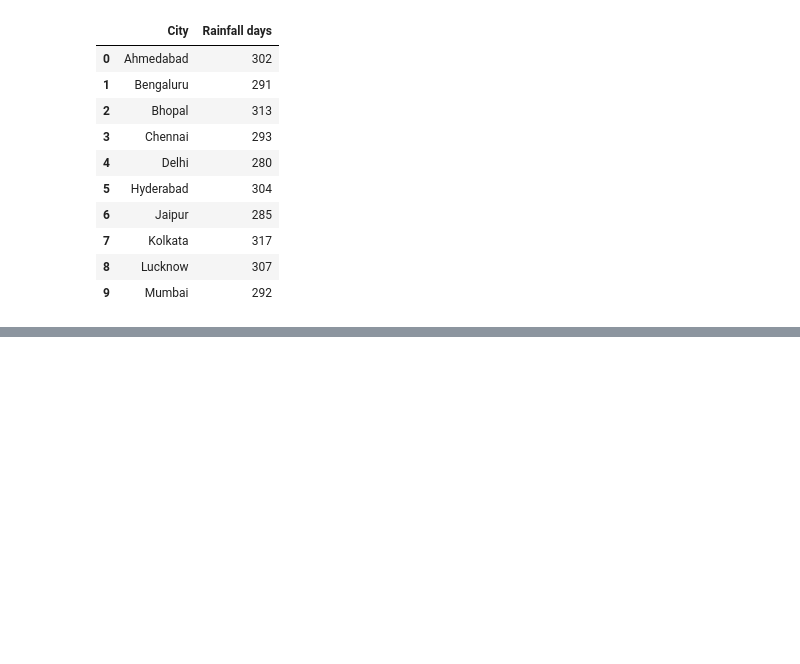
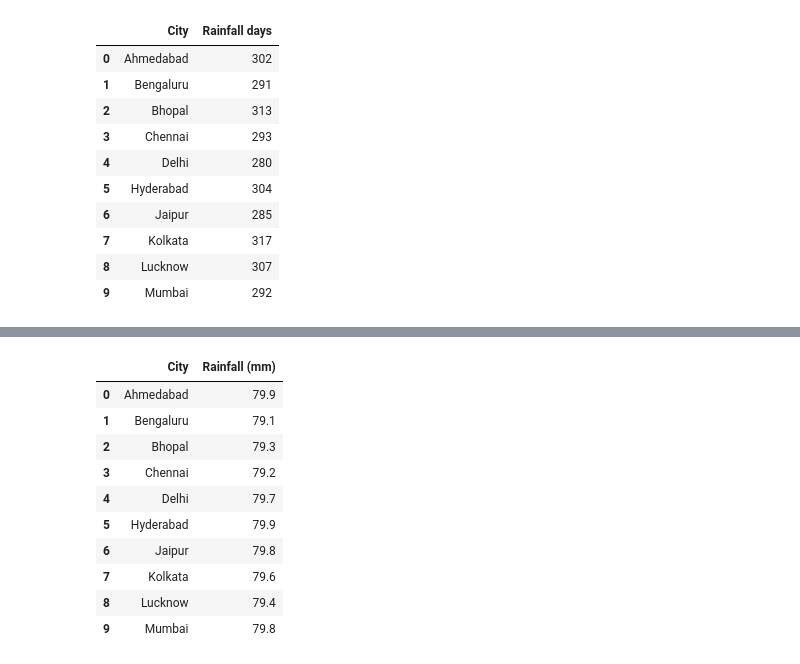
Before and after one commit to MuraliAirody/PyAi_Foundation, a Jupyter notebook: Practice/climate.ipynb, the cells around one changed output, grey strips where cells are left out. Cells and saved outputs as stored; diff of their text form; code cells hidden in the pictures; blank space fills up the shorter version.

```diff
--- a/Practice/climate.ipynb
+++ b/Practice/climate.ipynb
@@ -295,0 +347,14 @@ rain_fall.reset_index(name="Rainfall days")
+# %%
+master_data_grp.max().reset_index()
+# %% [output]
+|  | City | Rainfall (mm) |
+| 0 | Ahmedabad | 79.9 |
+| 1 | Bengaluru | 79.1 |
+| 2 | Bhopal | 79.3 |
+| 3 | Chennai | 79.2 |
+| 4 | Delhi | 79.7 |
+| 5 | Hyderabad | 79.9 |
+| 6 | Jaipur | 79.8 |
+| 7 | Kolkata | 79.6 |
+| 8 | Lucknow | 79.4 |
+| 9 | Mumbai | 79.8 |
```
Also changed, not shown: parts of 6 cells of this notebook.
